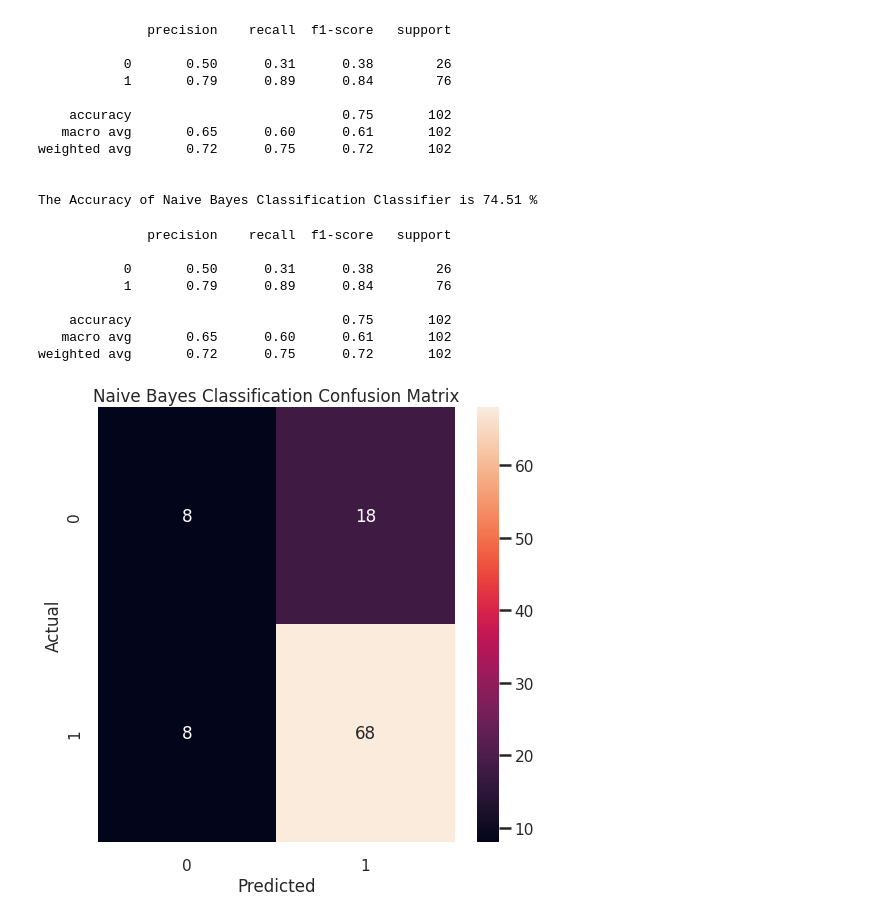
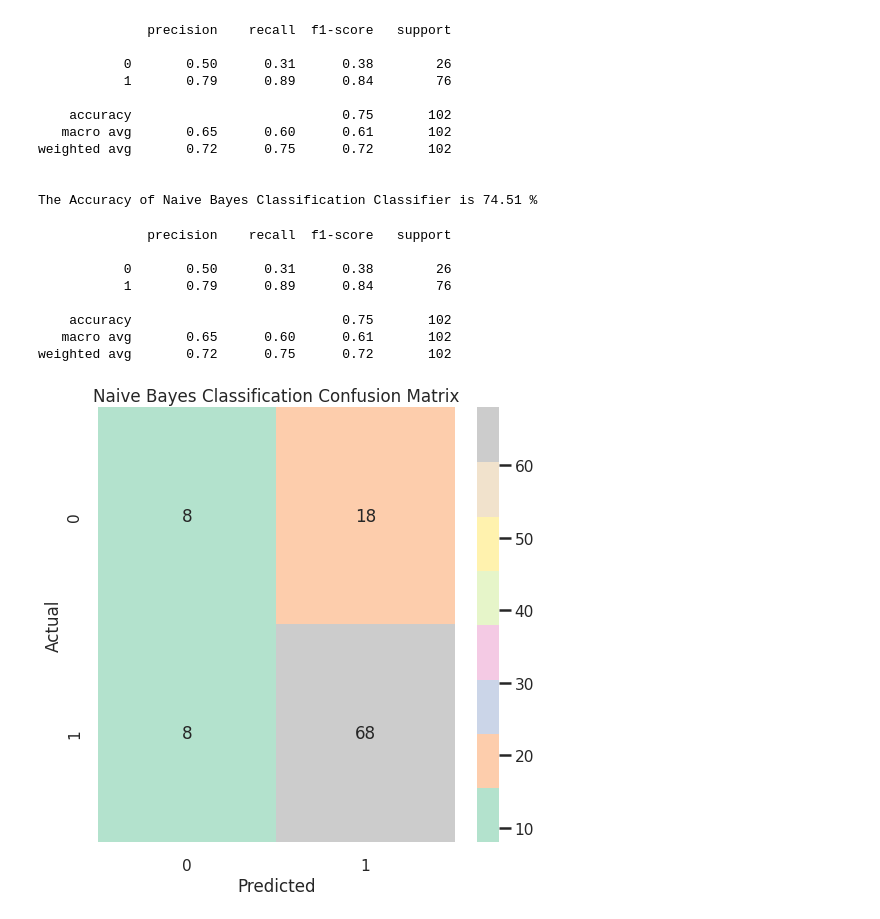
Before and after one commit to tanzina-islam/Lung_Cancer_Prediction_Using_ML, a Jupyter notebook: Lung_Cancer_Prediction.ipynb, the cells around one changed output. Cells and saved outputs as stored; diff of their text form; code cells hidden in the pictures.

```diff
--- a/Lung_Cancer_Prediction.ipynb
+++ b/Lung_Cancer_Prediction.ipynb
@@ -549,26 +549,26 @@ The Accuracy of Naive Bayes Classification Classifier is 74.51 %
 # %%
 from sklearn.naive_bayes import GaussianNB
 from sklearn.metrics import confusion_matrix
 nbcla = GaussianNB()
 nbcla.fit(x_train, y_train)
 y_predict3 = nbcla.predict(x_test)
 
 confusion_nbcla=confusion_matrix(y_test,nbcla.predict(x_test))
 plt.figure(figsize=(8,8))
-sns.heatmap(confusion_nbcla,annot=True)
+sns.heatmap(confusion_nbcla,annot=True,cmap="Pastel2")
 plt.title('Naive Bayes Classification Confusion Matrix')
 plt.xlabel("Predicted")
 plt.ylabel("Actual")
 
 from sklearn.metrics import classification_report
 print(classification_report(y_test,nbcla.predict(x_test)))
 # %% [output]
               precision    recall  f1-score   support
 
            0       0.50      0.31      0.38        26
            1       0.79      0.89      0.84        76
 
     accuracy                           0.75       102
    macro avg       0.65      0.60      0.61       102
 weighted avg       0.72      0.75      0.72       102
-[figure, old version]
+[figure, new version]
```
Also changed, not shown: parts of 8 cells of this notebook.
